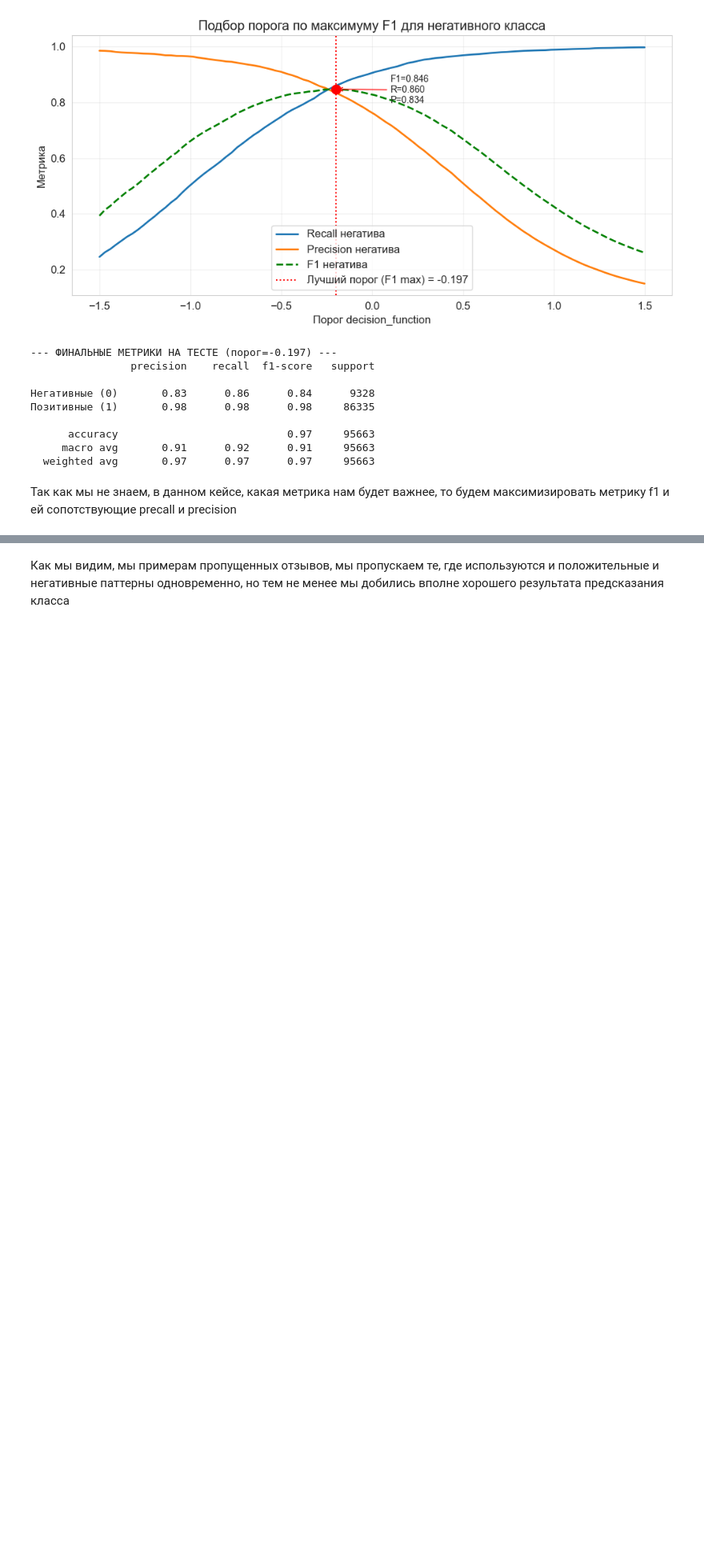
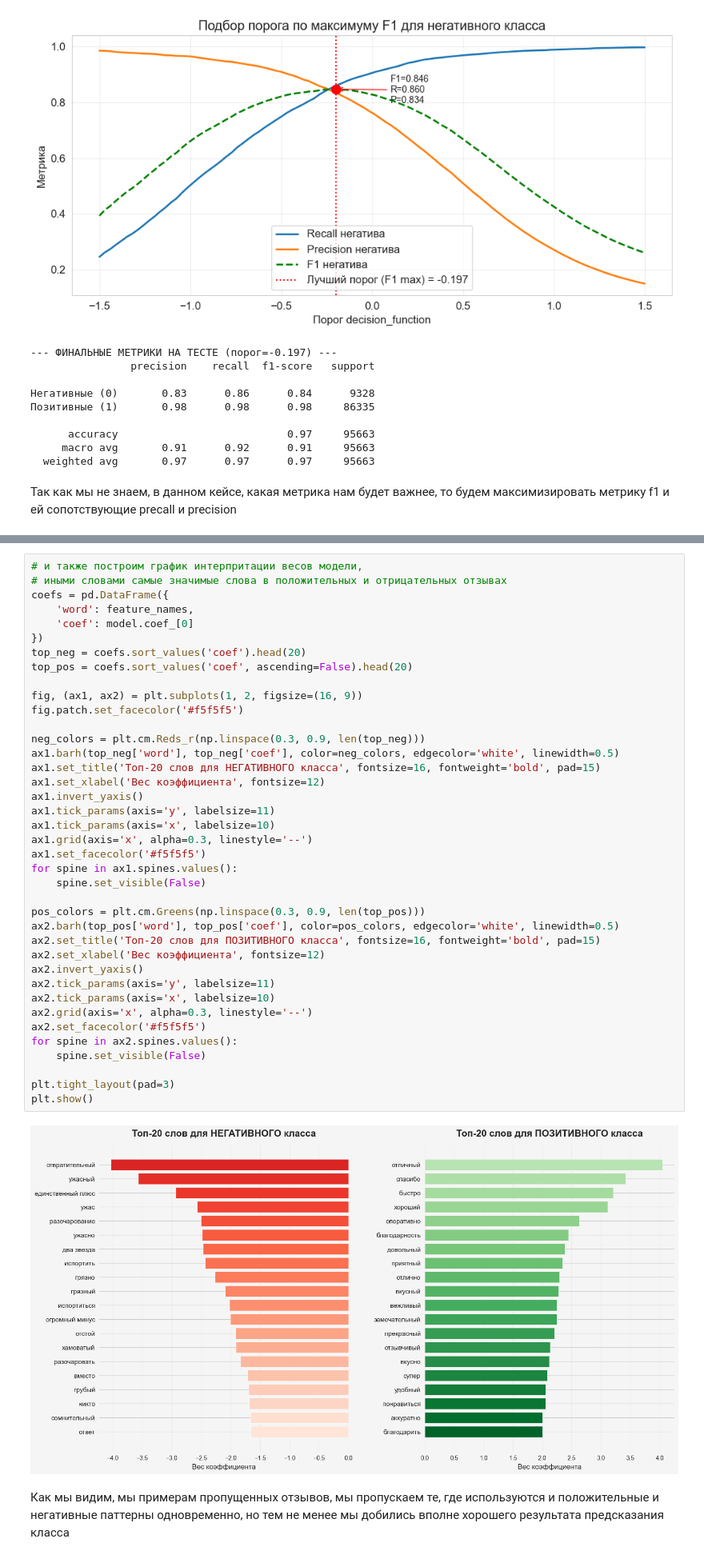
Before and after one commit to sibainu2010/skillfactory_ds, a Jupyter notebook: project_6/project_6.ipynb, the cells around one changed output, grey strips where cells are left out. Shown at 80% size. Drawn from its saved outputs; the diff is of its cells as text; blank space fills up the shorter version.

```diff
--- a/project_6/project_6.ipynb
+++ b/project_6/project_6.ipynb
@@ -1040,3 +1064,44 @@ shap.waterfall_plot(
+# %%
+# и также построим график интерпритации весов модели,
+# иными словами самые значимые слова в положительных и отрицательных отзывах
+coefs = pd.DataFrame({
+    'word': feature_names,
+    'coef': model.coef_[0]
+})
+top_neg = coefs.sort_values('coef').head(20)
+top_pos = coefs.sort_values('coef', ascending=False).head(20)
+
+fig, (ax1, ax2) = plt.subplots(1, 2, figsize=(16, 9))
+fig.patch.set_facecolor('#f5f5f5')
+
+neg_colors = plt.cm.Reds_r(np.linspace(0.3, 0.9, len(top_neg)))
+ax1.barh(top_neg['word'], top_neg['coef'], color=neg_colors, edgecolor='white', linewidth=0.5)
+ax1.set_title('Топ-20 слов для НЕГАТИВНОГО класса', fontsize=16, fontweight='bold', pad=15)
+ax1.set_xlabel('Вес коэффициента', fontsize=12)
+ax1.invert_yaxis()
+ax1.tick_params(axis='y', labelsize=11)
+ax1.tick_params(axis='x', labelsize=10)
+ax1.grid(axis='x', alpha=0.3, linestyle='--')
+ax1.set_facecolor('#f5f5f5')
+for spine in ax1.spines.values():
+    spine.set_visible(False)
+
+pos_colors = plt.cm.Greens(np.linspace(0.3, 0.9, len(top_pos)))
+ax2.barh(top_pos['word'], top_pos['coef'], color=pos_colors, edgecolor='white', linewidth=0.5)
+ax2.set_title('Топ-20 слов для ПОЗИТИВНОГО класса', fontsize=16, fontweight='bold', pad=15)
+ax2.set_xlabel('Вес коэффициента', fontsize=12)
+ax2.invert_yaxis()
+ax2.tick_params(axis='y', labelsize=11)
+ax2.tick_params(axis='x', labelsize=10)
+ax2.grid(axis='x', alpha=0.3, linestyle='--')
+ax2.set_facecolor('#f5f5f5')
+for spine in ax2.spines.values():
+    spine.set_visible(False)
+
+plt.tight_layout(pad=3)
+plt.show()
+# %% [output]
+[figure, added]
 # %% [markdown]
 Как мы видим, мы примерам пропущенных отзывов, мы пропускаем те, где используются и положительные и негативные паттерны одновременно, но тем не менее мы добились вполне хорошего результата предсказания класса
 # %%
```
Also changed, not shown: parts of 20 cells of this notebook.
